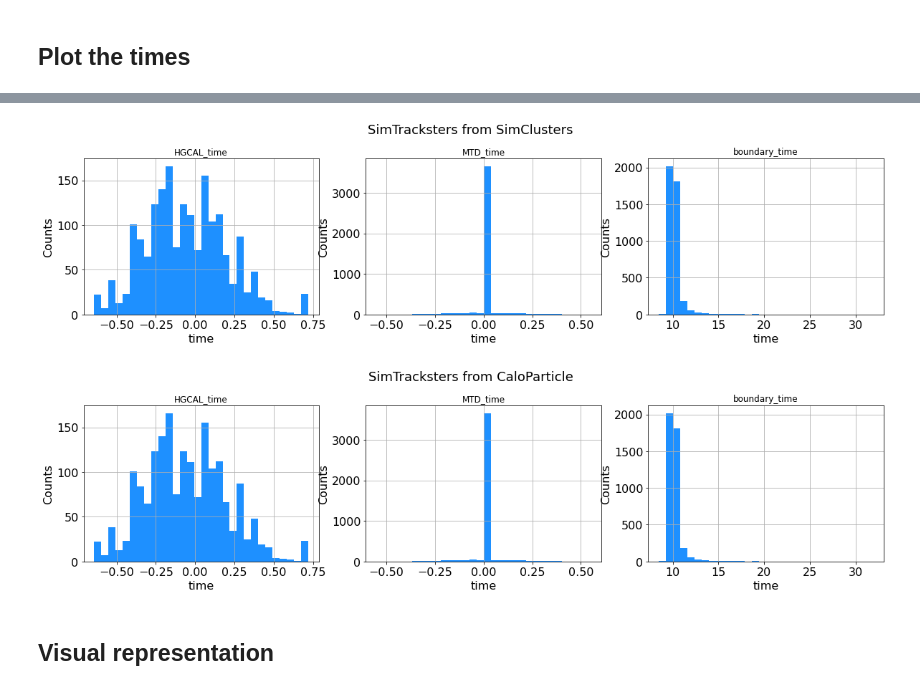
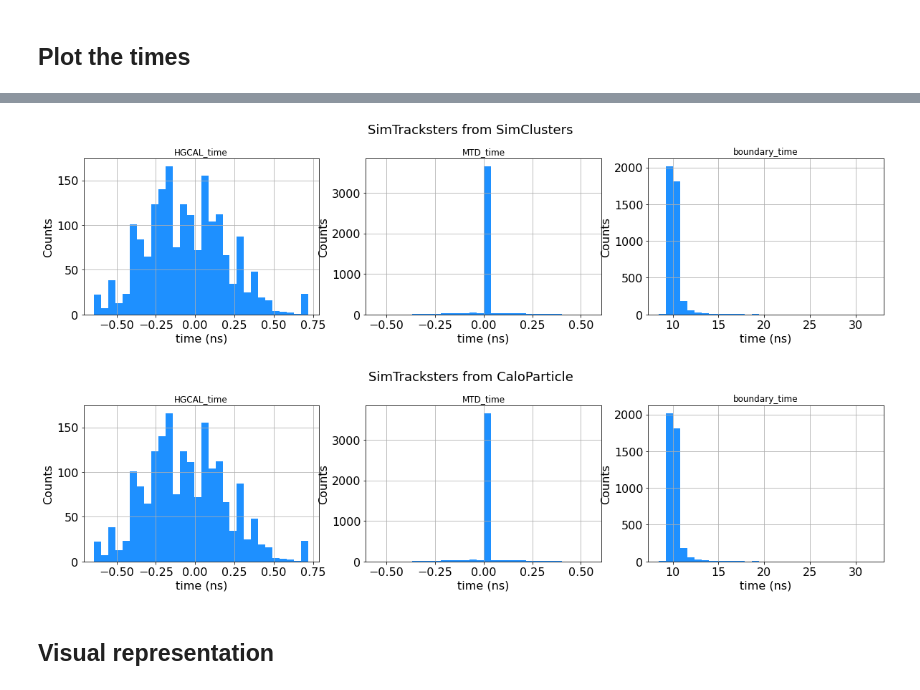
Before and after one commit to AuroraPerego/Timing, a Jupyter notebook: TimingPlot2Pion.ipynb, the cells around one changed output, grey strips where cells are left out. Saved outputs shown, nothing was run; the diff lists cells and outputs as text; code cells hidden in the pictures.

```diff
--- a/TimingPlot2Pion.ipynb
+++ b/TimingPlot2Pion.ipynb
@@ -15,7 +15,7 @@ plt.rc('font', size=16)
 #plt.style.use(hep.style.CMS)
 %matplotlib inline
 # %%
-filename = '/eos/user/a/aperego/tesi/histo_2pion_20891.root'
+filename = 'root_files/histo_2pion_20891.root'
 file = uproot.open(filename)
 # %%
 #file.keys()
@@ -104,30 +102,30 @@ def subplot(axs, X, bins=30, title='title', xlabel='time', ylabel='Counts'):
 # %%
 fig, axs = plt.subplots(ncols=3, nrows=1, figsize=(20,4))
 fig.suptitle('SimTracksters from SimClusters', size=18, y=1.05)
 
 subplot(axs[0], SC_CALO_time, title='HGCAL_time')
 axs[0].set_title('HGCAL_time')
 subplot(axs[1], SC_MTD_time, title='MTD_time')
 subplot(axs[2], SC_boundary_time, title='boundary_time')
 
 for ax in axs.flat:
-    ax.set_xlabel('time', fontsize = 16.0)
+    ax.set_xlabel('time (ns)', fontsize = 16.0)
     ax.set_ylabel('Counts', fontsize = 16.0)
 #-------
 fig, axs = plt.subplots(ncols=3, nrows=1, figsize=(20,4))
 fig.suptitle('SimTracksters from CaloParticle\n ', size=18, y=1.05)
 
 subplot(axs[0], CP_CALO_time, title='HGCAL_time')
 axs[0].set_title('HGCAL_time')
 subplot(axs[1], CP_MTD_time, title='MTD_time')
 subplot(axs[2], CP_boundary_time, title='boundary_time')
 
 for ax in axs.flat:
-    ax.set_xlabel('time', fontsize = 16.0)
+    ax.set_xlabel('time (ns)', fontsize = 16.0)
     ax.set_ylabel('Counts', fontsize = 16.0)
 # %% [output]
-[figure, old version]
+[figure, new version]
-[figure, old version]
+[figure, new version]
 # %% [markdown]
 ## Visual representation
 # %%
```
Also changed, not shown: parts of 3 cells of this notebook, 5 other files.
